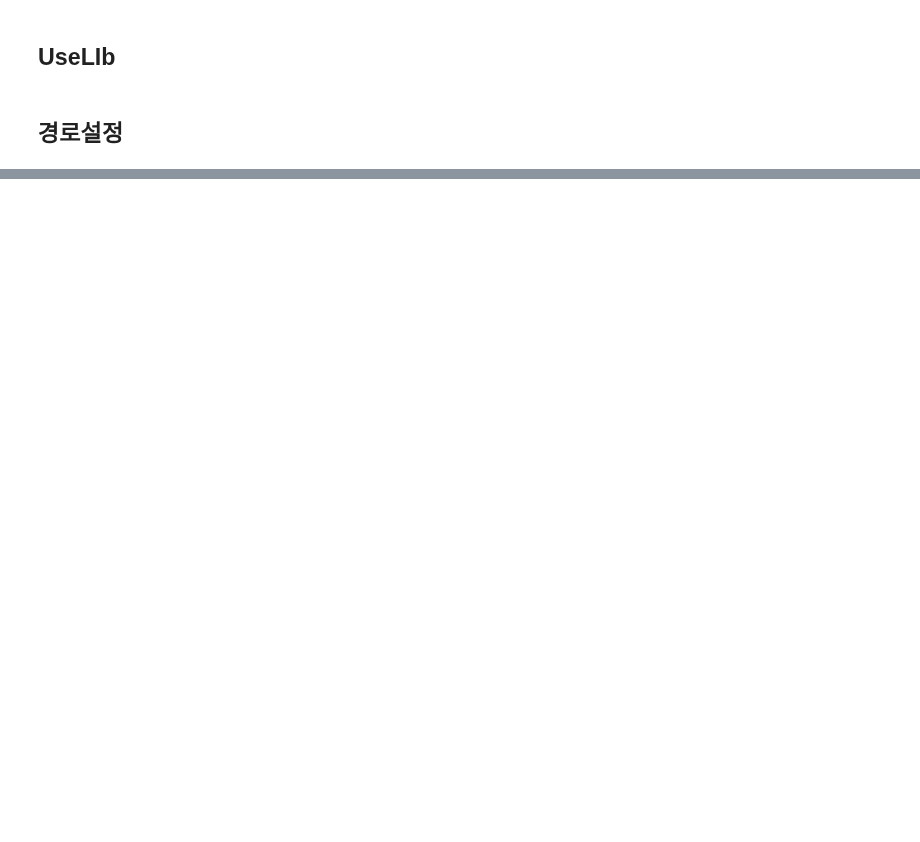
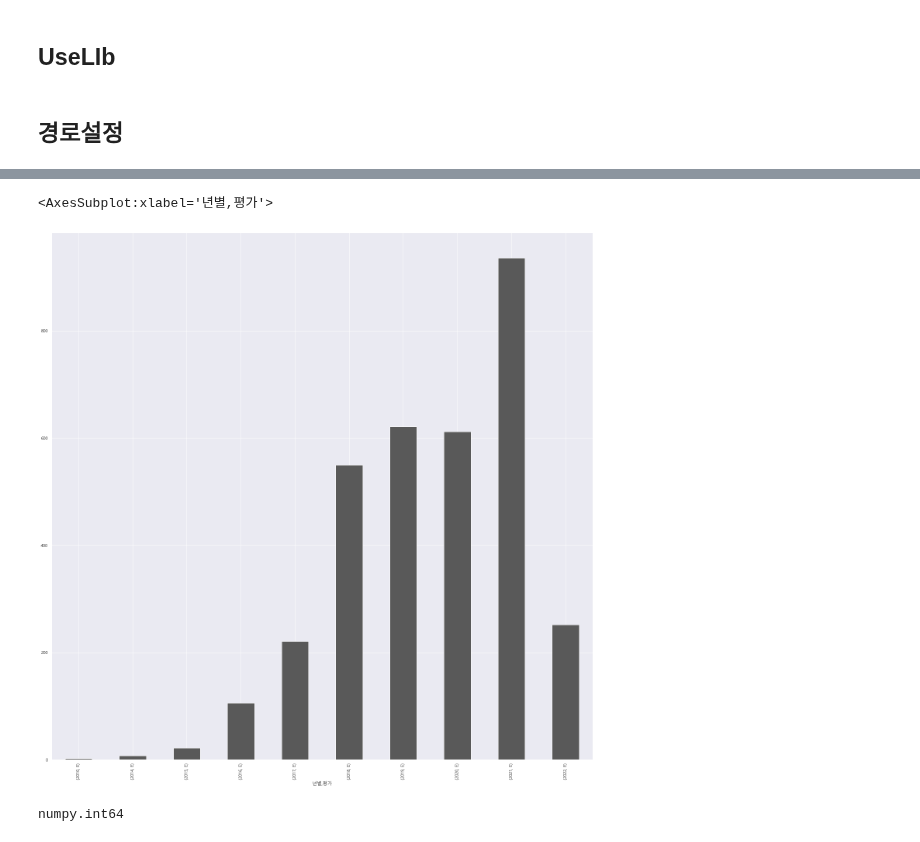
Before and after one commit to minwooking/Jeju_Electric_Vehicle_analysis, a Jupyter notebook: 전기차시각화분석.ipynb, the cells around one changed output, grey strips where cells are left out. Cells and saved outputs as stored; diff of their text form; code cells hidden in the pictures; blank space fills up the shorter version.

```diff
--- a/전기차시각화분석.ipynb
+++ b/전기차시각화분석.ipynb
@@ -53,0 +78,9 @@ Length: 392970, dtype: int64
+# %%
+df_jeju.groupby([df_jeju.년별,df_jeju.평가[df_jeju.평가=='E']]).평가.count().plot.bar(color='#595959')
+# %% [output]
+<AxesSubplot:xlabel='년별,평가'>
+[figure, added]
+# %%
+type(df.년별[0])
+# %% [output]
+numpy.int64
```
Also changed, not shown: parts of 41 cells of this notebook.
